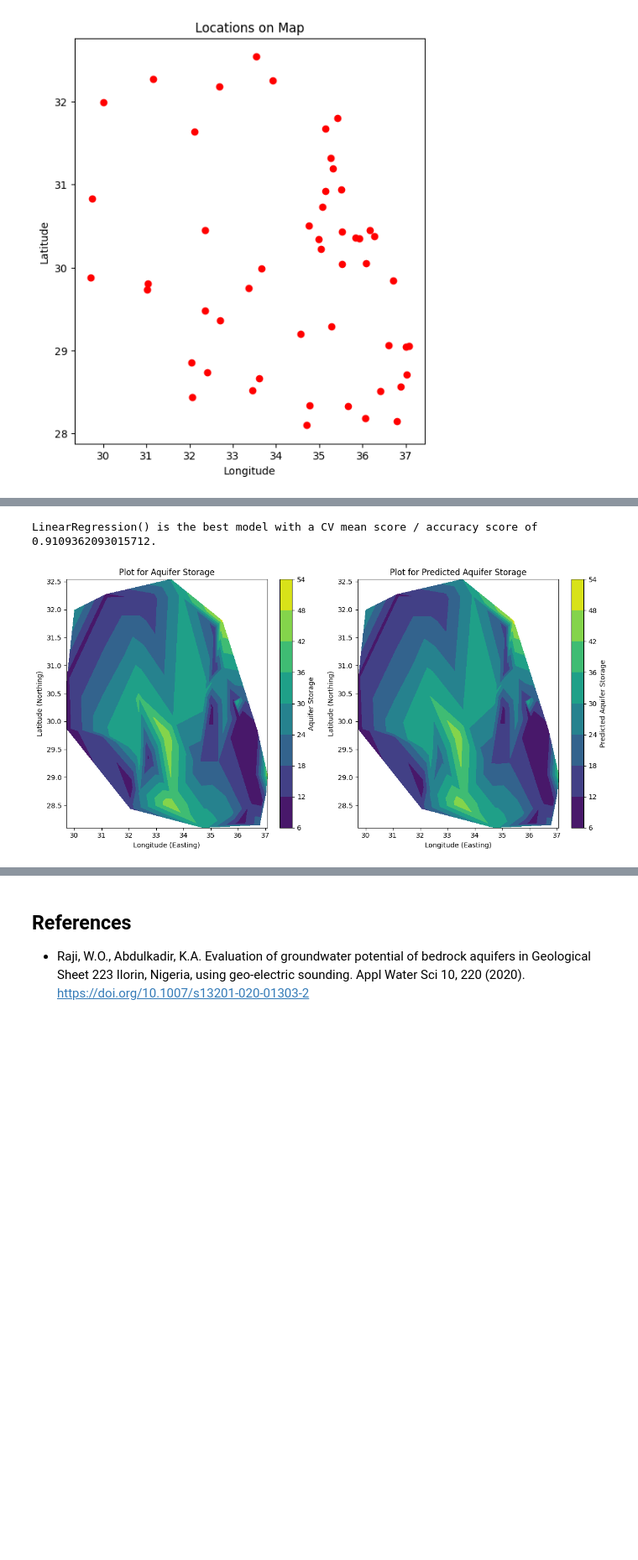
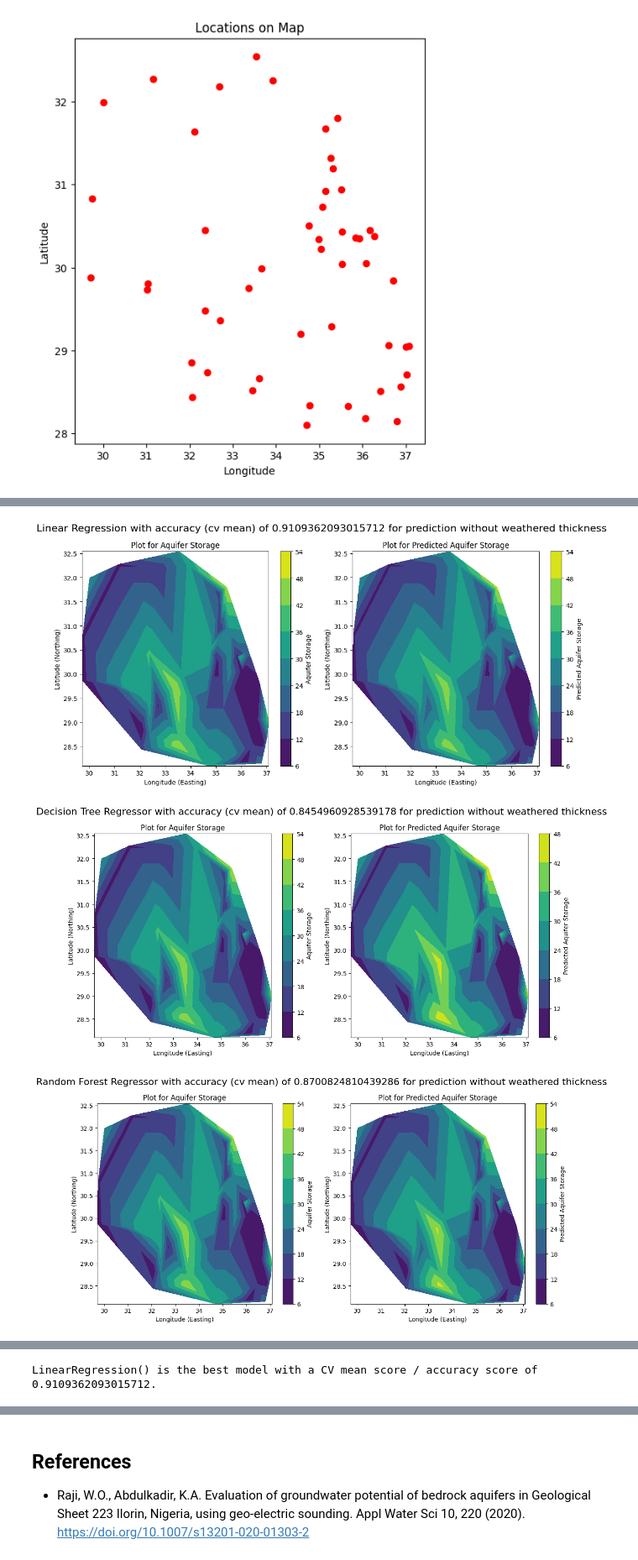
Before and after one commit to Jray-Tech/AquiferStorage, a Jupyter notebook: main.ipynb, the cells around one changed output, grey strips where cells are left out. Shown at 84% size. Cells and saved outputs as stored; diff of their text form; code cells hidden in the pictures; blank space fills up the shorter version.

```diff
--- a/main.ipynb
+++ b/main.ipynb
@@ -510,3 +579,6 @@ RandomForestRegressor() is the best model with a CV mean score / accuracy score
 # %%
-results_wwt, df_pred_wwt  = evaluate_models(df_without_weathered_thick, features_without_weathered_thick, 'Aquifer Storage')
+results_wwt, df_pred_wwt  = evaluate_models(df_without_weathered_thick, features_without_weathered_thick, 'Aquifer Storage', title="for prediction without weathered thickness")
 # %% [output]
+[figure, new version]
+[figure, added]
+[figure, added]
@@ -513,3 +586,2 @@ results_wwt, df_pred_wwt  = evaluate_models(df_without_weathered_thick, features
 LinearRegression() is the best model with a CV mean score / accuracy score of 0.9109362093015712.
-[figure, old version]
 # %%
```
Also changed, not shown: parts of 5 cells of this notebook.
